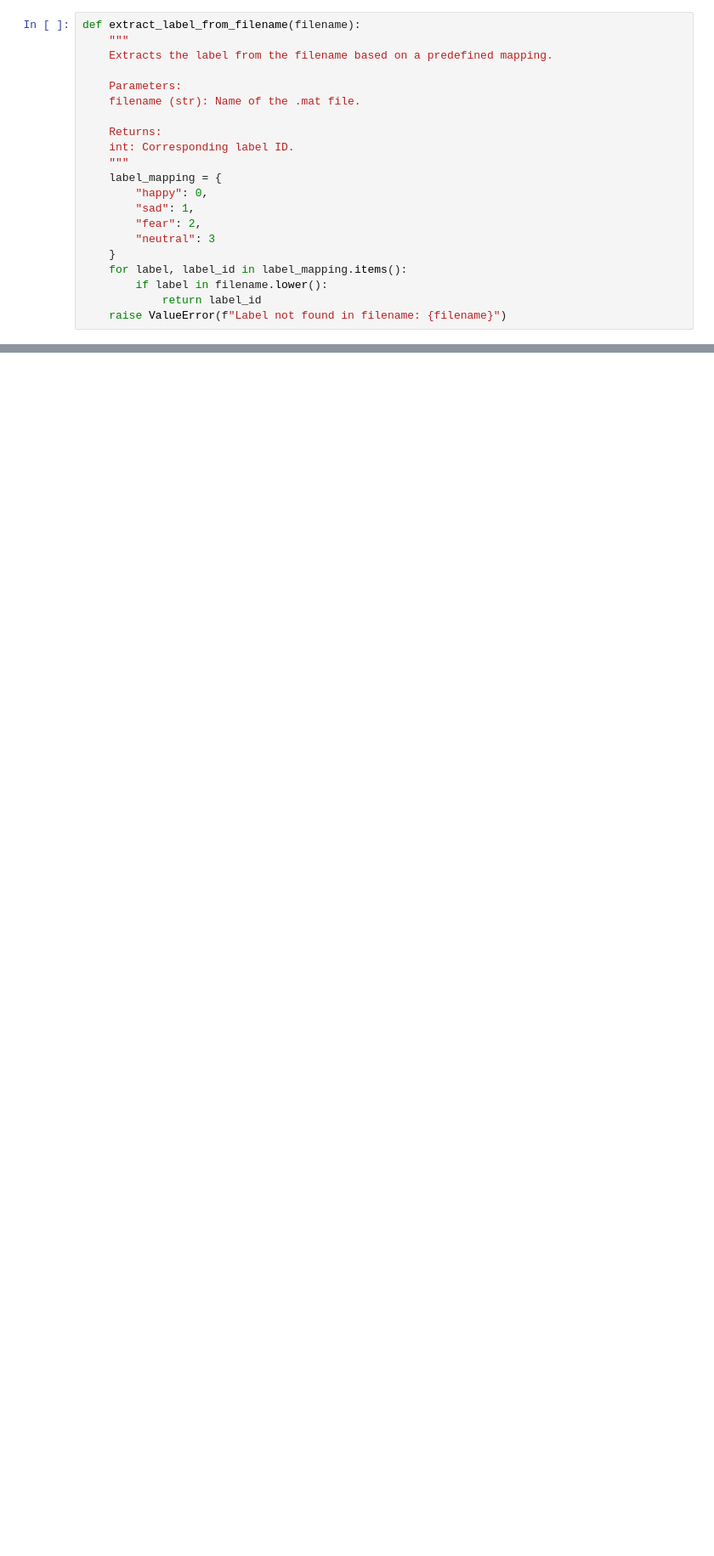
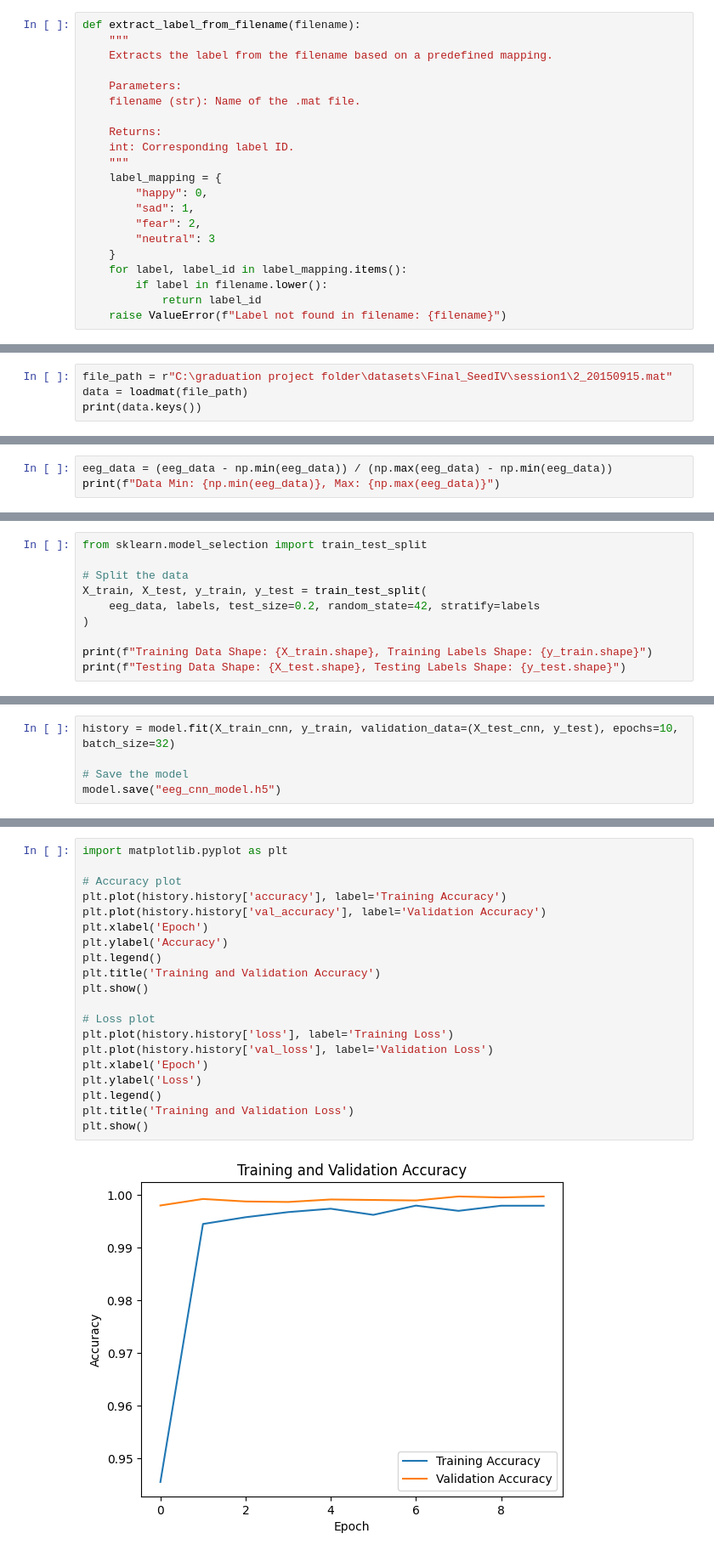
Before and after one commit to faridramyy/AI04-Grad, a Jupyter notebook: brainsignal/seed-IV.ipynb, the cells around one changed output, grey strips where cells are left out. Shown: that part at 85% size. Drawn from its saved outputs; the diff is of its cells as text; blank space fills up the shorter version.

```diff
--- a/brainsignal/seed-IV.ipynb
+++ b/brainsignal/seed-IV.ipynb
@@ -262,0 +318,4 @@ def extract_label_from_filename(filename):
+# %%
+file_path = r"C:\graduation project folder\datasets\Final_SeedIV\session1\2_20150915.mat"
+data = loadmat(file_path)
+print(data.keys())
@@ -262,0 +473,3 @@ def extract_label_from_filename(filename):
+# %%
+eeg_data = (eeg_data - np.min(eeg_data)) / (np.max(eeg_data) - np.min(eeg_data))
+print(f"Data Min: {np.min(eeg_data)}, Max: {np.max(eeg_data)}")
@@ -262,0 +493,10 @@ def extract_label_from_filename(filename):
+# %%
+from sklearn.model_selection import train_test_split
+
+# Split the data
+X_train, X_test, y_train, y_test = train_test_split(
+    eeg_data, labels, test_size=0.2, random_state=42, stratify=labels
+)
+
+print(f"Training Data Shape: {X_train.shape}, Training Labels Shape: {y_train.shape}")
+print(f"Testing Data Shape: {X_test.shape}, Testing Labels Shape: {y_test.shape}")
@@ -262,0 +547,5 @@ def extract_label_from_filename(filename):
+# %%
+history = model.fit(X_train_cnn, y_train, validation_data=(X_test_cnn, y_test), epochs=10, batch_size=32)
+
+# Save the model
+model.save("eeg_cnn_model.h5")
@@ -262,0 +580,22 @@ def extract_label_from_filename(filename):
+# %%
+import matplotlib.pyplot as plt
+
+# Accuracy plot
+plt.plot(history.history['accuracy'], label='Training Accuracy')
+plt.plot(history.history['val_accuracy'], label='Validation Accuracy')
+plt.xlabel('Epoch')
+plt.ylabel('Accuracy')
+plt.legend()
+plt.title('Training and Validation Accuracy')
+plt.show()
+
+# Loss plot
+plt.plot(history.history['loss'], label='Training Loss')
+plt.plot(history.history['val_loss'], label='Validation Loss')
+plt.xlabel('Epoch')
+plt.ylabel('Loss')
+plt.legend()
+plt.title('Training and Validation Loss')
+plt.show()
+# %% [output]
+[figure, added]
```
Also changed, not shown: parts of 23 cells of this notebook.
